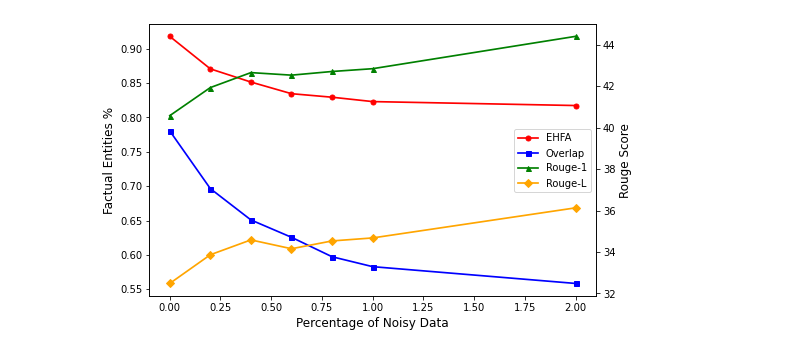
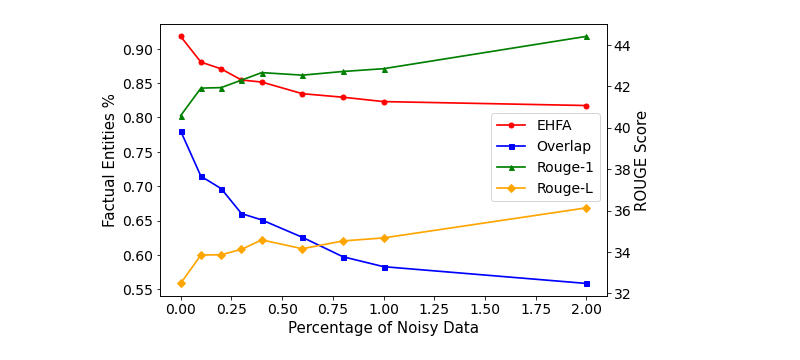
Before and after one commit to mcao610/hallucination_detection, a Jupyter notebook: notebooks/noise_percent_diagram.ipynb, the cells around one changed output. Saved outputs shown, nothing was run; the diff lists cells and outputs as text; code cells hidden in the pictures.

```diff
--- a/notebooks/noise_percent_diagram.ipynb
+++ b/notebooks/noise_percent_diagram.ipynb
@@ -2,9 +2,10 @@
 %matplotlib inline
 import matplotlib.pyplot as plt
 # %%
-percentage = [0.0, 0.2, 0.4, 0.6, 0.8, 1.0, 2.0]
+percentage = [0.0, 0.1, 0.2, 0.3, 0.4, 0.6, 0.8, 1.0, 2.0]
 prediction_factuality = [
     0.9181372761566144, # 0%
+    0.8806597541935226, # 10%
     0.8708049928993198, # 20%
     0.8545577923546709, # 30%
     0.8516028203823508, # 40%
@@ -17,6 +18,7 @@ prediction_factuality = [
 
 overlap = [
     0.2195291158999263, # 0%
+    0.2855198366627968, # 10%
     0.30357276328574634, # 20%
     0.33993063409485036, # 30%
     0.349167696445446, # 40%
@@ -31,36 +33,39 @@ overlap = [
 # Rouge_2 = [0.17636, 0.18982, 0.19646, 0.19397, 0.19730, 0.19747, 0.21347, 0.21278]
 # Rouge_l = [0.32481, 0.33866, 0.34583, 0.34156, 0.34533, 0.34678, 0.36130, 0.36042]
 
-Rouge_1 = [0.40579, 0.41935, 0.42658, 0.42535, 0.42712, 0.42847, 0.44408]
-Rouge_2 = [0.17636, 0.18982, 0.19646, 0.19397, 0.19730, 0.19747, 0.21347]
-Rouge_l = [0.32481, 0.33866, 0.34583, 0.34156, 0.34533, 0.34678, 0.36130]
+Rouge_1 = [0.40579, 0.41909, 0.41935, 0.42294, 0.42658, 0.42535, 0.42712, 0.42847, 0.44408]
+Rouge_2 = [0.17636, 0.18823, 0.18982, 0.19213, 0.19646, 0.19397, 0.19730, 0.19747, 0.21347]
+Rouge_l = [0.32481, 0.33854, 0.33866, 0.34128, 0.34583, 0.34156, 0.34533, 0.34678, 0.36130]
 # %%
 # plt.figure(figsize=(4.5, 3.5))
 fig, ax1 = plt.subplots(figsize=(8, 5))
 ax2 = ax1.twinx()
 
 l1, = ax1.plot(percentage, prediction_factuality, marker='o', markersize=5.0, color='red', lw=1.7, label='EHFA')
 l2, = ax1.plot(percentage, [1 - o for o in overlap], marker="s", markersize=5.0, color='blue', lw=1.7, label='Overlap')
 l3, = ax2.plot(percentage, [r * 100 for r in Rouge_1], marker="^", markersize=5.0, color='green', lw=1.7, label='Rouge-1')
 # l4, = ax2.plot(percentage, [r * 100 for r in Rouge_2], marker='8', markersize=5.0, color='pink', lw=1.7, label='Rouge-2')
 l5, = ax2.plot(percentage, [r * 100 for r in Rouge_l], marker='D', markersize=5.0, color='orange', lw=1.7, label='Rouge-L')
 
 # plt.plot([0, 1], [0, 1], color='navy', lw=lw, linestyle='--')
 # plt.xlim([0.0, 1.0])
 # ax1.set_ylim([0.50, 1.0])
 
-ax1.set_xlabel('Percentage of Noisy Data', fontweight ='normal', fontsize=12)
-ax1.set_ylabel('Factual Entities %', fontweight ='normal', fontsize=12)
-ax2.set_ylabel('Rouge Score', fontweight ='normal', fontsize=12)
+ax1.set_xlabel('Percentage of Noisy Data', fontweight ='normal', fontsize=15)
+ax1.set_ylabel('Factual Entities %', fontweight ='normal', fontsize=15)
+ax2.set_ylabel('ROUGE Score', fontweight ='normal', fontsize=15)
 
 # plt.title('ROC Curve ')
 # fig.legend(loc="center right", borderaxespad=5.0)
-fig.legend(loc="center right", bbox_to_anchor=(0.9,0.5))
+fig.legend(loc="center right", bbox_to_anchor=(0.9,0.51), fontsize=14)
 # fig.legend([l1, l2, l3],
 #            labels=['EHFA', 'Overlap', 'Rouge-1'],
 #            loc="center right",
 #            borderaxespad=0.1)
+ax1.tick_params(axis='both', which='major', labelsize=14)
+ax2.tick_params(axis='both', which='major', labelsize=14)
+
 plt.savefig('figures/noise.pdf', dpi=600)
 plt.show()
 # %% [output]
-[figure, old version]
+[figure, new version]
```
Also changed, not shown: 2 other files.
